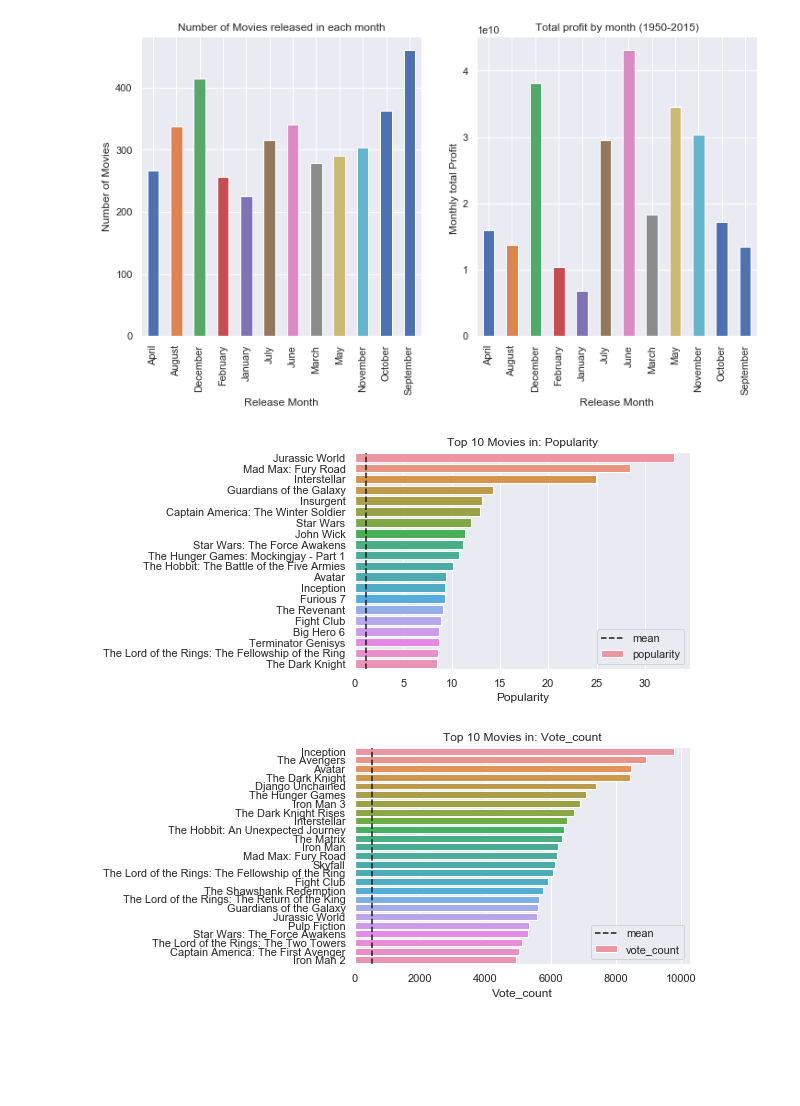
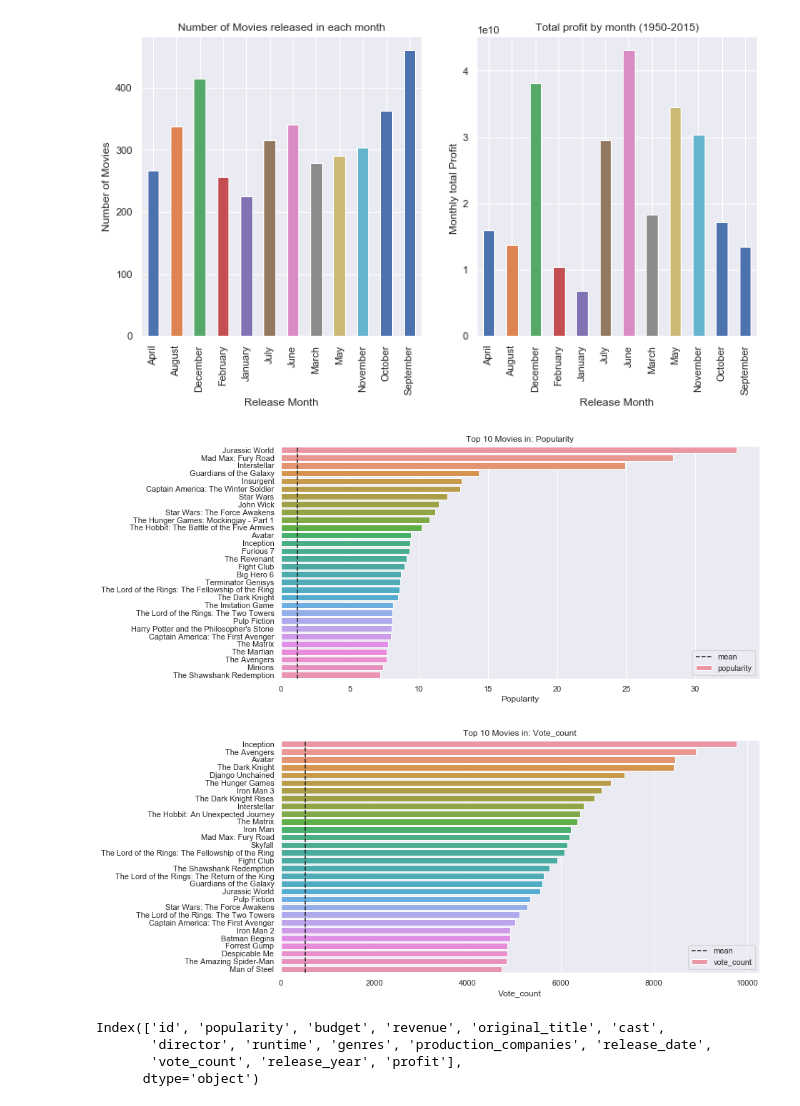
Before and after one commit to aysbt/Data_Cleaning, a Jupyter notebook: TMDb_Movies_Dataset.ipynb, the cells around one changed output. Cells and saved outputs as stored; diff of their text form; code cells hidden in the pictures; blank space fills up the shorter version.

```diff
--- a/TMDb_Movies_Dataset.ipynb
+++ b/TMDb_Movies_Dataset.ipynb
@@ -113,6 +115,8 @@ We have 3854 rows and 13 columns
 #Before answering the questions, lets figure out the profits of each movie
 df['profit'] = df['revenue']-df['budget']
 df['profit'] = df['profit'].apply(np.int64)
+df['budget'] = df['budget'].apply(np.int64)
+df['revenue'] = df['revenue'].apply(np.int64)
 # %%
 df.head()
 # %% [output]
@@ -181,7 +185,7 @@ def top_10(col_name,size=10):
     #sort the given column and select the top 10
     df_sorted = pd.DataFrame(df[col_name].sort_values(ascending=False))[:size]
     df_sorted['original_title'] = df['original_title']
-
+    plt.figure(figsize=(12,6))
     #Calculate the avarage
     avg = np.mean(df[col_name])
     sns.barplot(x=col_name, y='original_title', data=df_sorted, label=col_name)
@@ -193,7 +197,7 @@ def top_10(col_name,size=10):
     plt.ylabel('')
     plt.title('Top 10 Movies in: ' + col_name.capitalize())
     plt.legend()
-    plt.savefig('figure/top_10_'+col_name+'.png')
+    plt.savefig('figure/top_10_'+col_name+'.png',bbox_inches='tight')
 # %%
 from matplotlib import gridspec
 def each_year_best(col_name, size=15):
@@ -444,10 +451,17 @@ plt.savefig('figure/release_month_.png')
 # %% [output]
 [figure]
 # %%
-top_10('popularity', size=20)
+top_10('popularity', size=30)
 # %% [output]
-[figure, old version]
+[figure, new version]
 # %%
-top_10('vote_count', size=25)
+top_10('vote_count', size=30)
 # %% [output]
-[figure, old version]
+[figure, new version]
+# %%
+df.columns
+# %% [output]
+Index(['id', 'popularity', 'budget', 'revenue', 'original_title', 'cast',
+       'director', 'runtime', 'genres', 'production_companies', 'release_date',
+       'vote_count', 'release_year', 'profit'],
+      dtype='object')
```
Also changed, not shown: parts of 21 cells of this notebook, 16 other files.
